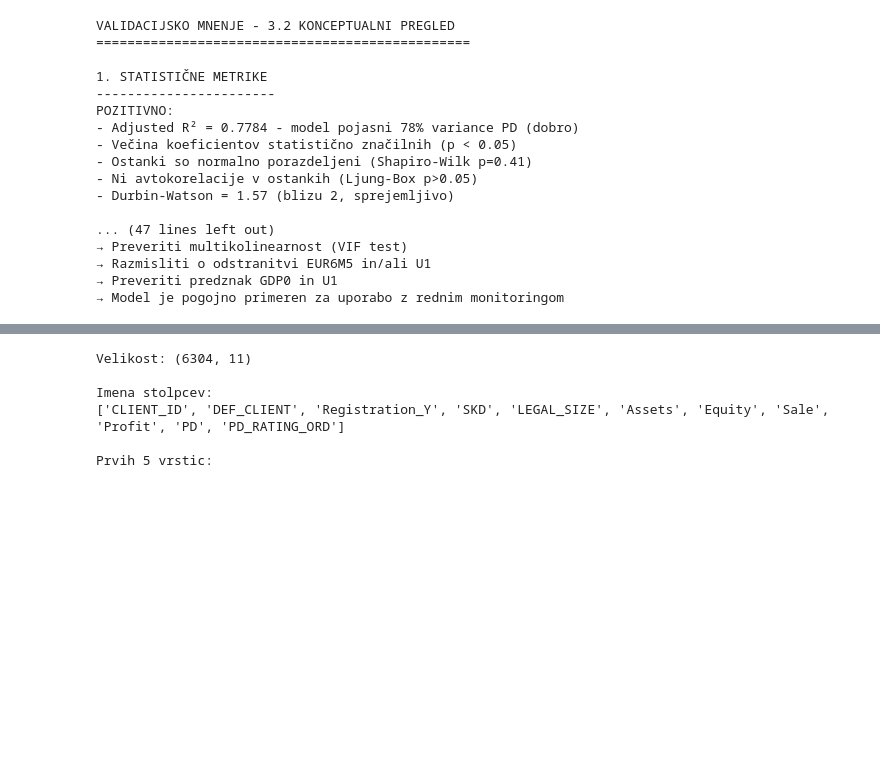
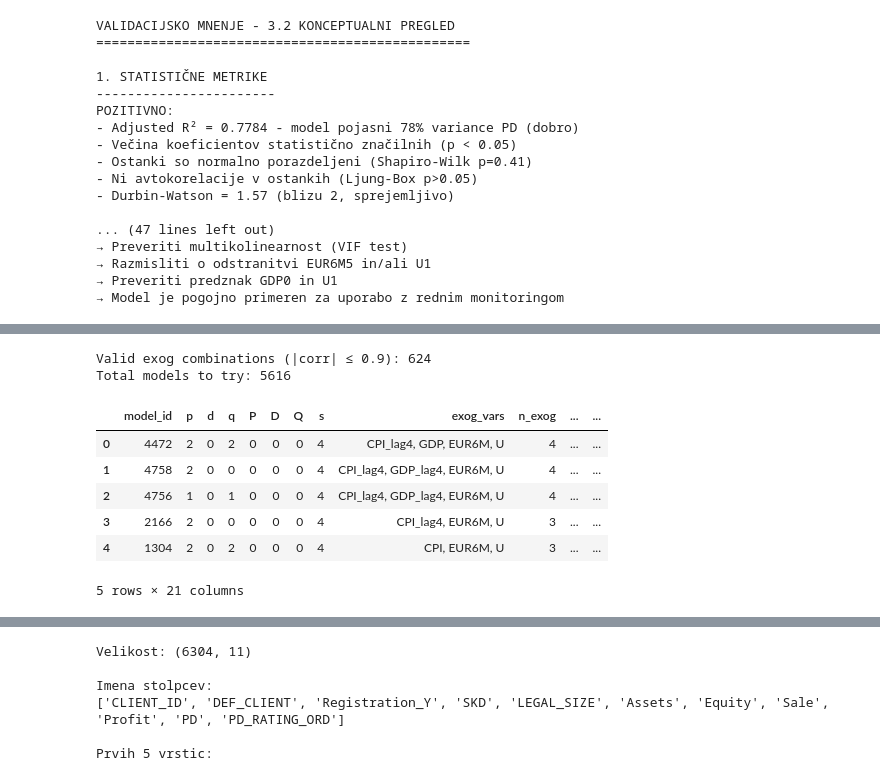
Before and after one commit to Bananckaa7877/NLB_naloga_, a Jupyter notebook: naloga3_validacija_POPRAVKI.ipynb, the cells around one changed output, grey strips where cells are left out. Cells and saved outputs as stored; diff of their text form; code cells hidden in the pictures; blank space fills up the shorter version.

Commit message:
Recommit changes without models.pkl

```diff
--- a/naloga3_validacija_POPRAVKI.ipynb
+++ b/naloga3_validacija_POPRAVKI.ipynb
@@ -574,0 +654,21 @@ SARIMAX
+# %%
+df = podatki.copy()
+df.index = pd.PeriodIndex([parse_period(q) for q in df["kvartal"]], freq="Q")
+df.drop(columns=["kvartal"], inplace=True)
+
+TARGET = "PD"
+EXOG_VARS = ["CPI", "GDP", "EUR6M", "U"]
+# %%
+model_df, features = engineer_exog_features(df, variables=EXOG_VARS, lag_orders=[1, 4], diff_orders=[1])
+# %%
+# --- Stationarity of target ---
+stat_results = test_stationarity(model_df[TARGET], name=TARGET)
+
+# Decide integration order based on stationarity verdict
+verdict = stat_results["verdict"]
+if "NON-STATIONARY (both" in verdict:
+    d_val = 1
+    print(f"\n Setting d=1 due to non-stationarity of {TARGET}")
+else:
+    d_val = 0
+    print(f"\n {TARGET} is stationary enough; using d=0")
@@ -574,0 +695,20 @@ SARIMAX
+# %%
+# --- Run grid search ---
+with warnings.catch_warnings():
+    warnings.simplefilter("ignore", category=ConvergenceWarning)
+    results_df = sarimax_grid_search(
+        data=model_df,
+        target=TARGET,
+        exog_vars=features,
+        p_range=range(0, 3),
+        q_range=range(0, 3),
+        P_range=range(0, 1),
+        Q_range=range(0, 1),
+        d=d_val,
+        D=0,
+        s=4,
+        max_corr=0.90,
+    )
+# %% [output]
+Valid exog combinations (|corr| ≤ 0.9): 624
+Total models to try: 5616
@@ -574,0 +718,11 @@ SARIMAX
+# %%
+results_df = add_significant_variable_count(results_df, alpha=0.05)
+results_df.head()
+# %% [output]
+|  | model_id | p | d | q | P | D | Q | s | exog_vars | n_exog | ... | ... |
+| 0 | 4472 | 2 | 0 | 2 | 0 | 0 | 0 | 4 | CPI_lag4, GDP, EUR6M, U | 4 | ... | ... |
+| 1 | 4758 | 2 | 0 | 0 | 0 | 0 | 0 | 4 | CPI_lag4, GDP_lag4, EUR6M, U | 4 | ... | ... |
+| 2 | 4756 | 1 | 0 | 1 | 0 | 0 | 0 | 4 | CPI_lag4, GDP_lag4, EUR6M, U | 4 | ... | ... |
+| 3 | 2166 | 2 | 0 | 0 | 0 | 0 | 0 | 4 | CPI_lag4, EUR6M, U | 3 | ... | ... |
+| 4 | 1304 | 2 | 0 | 2 | 0 | 0 | 0 | 4 | CPI, EUR6M, U | 3 | ... | ... |
+5 rows × 21 columns
```
Also changed, not shown: parts of 22 cells of this notebook, 1 other file.
